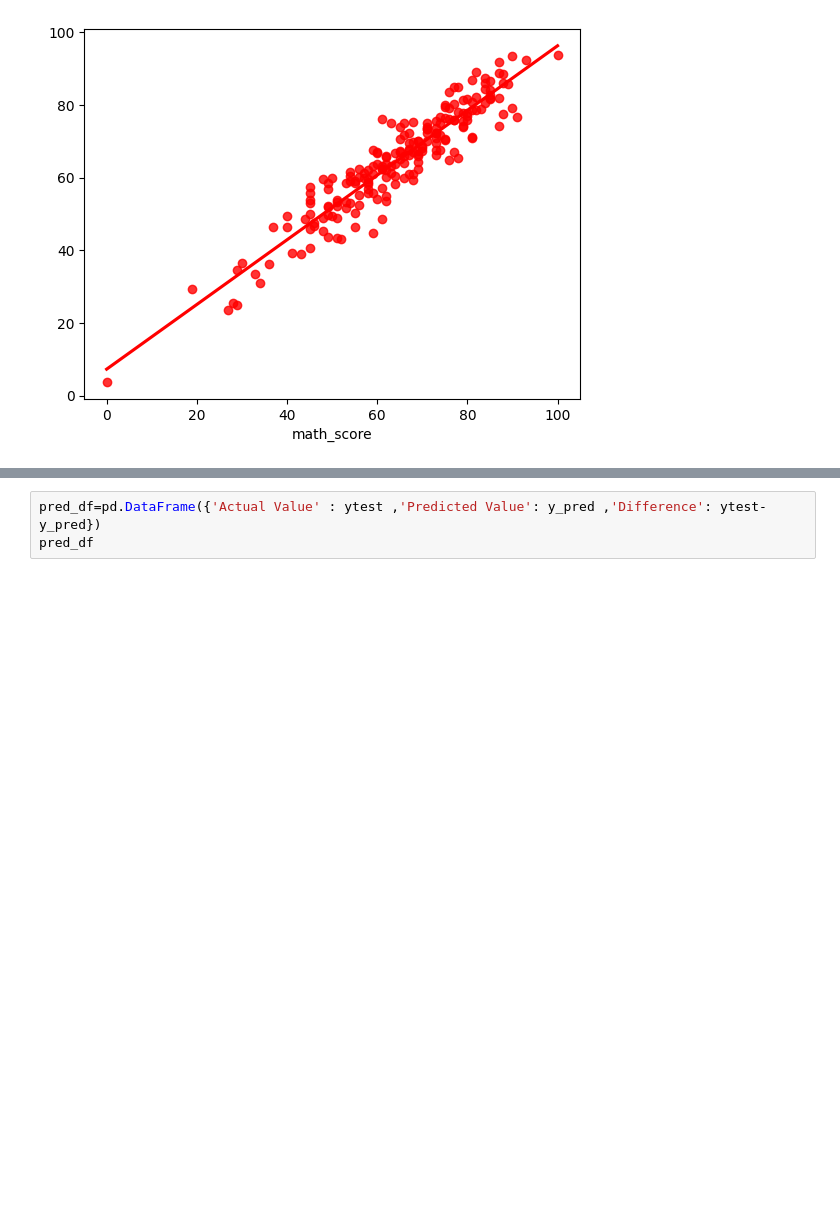
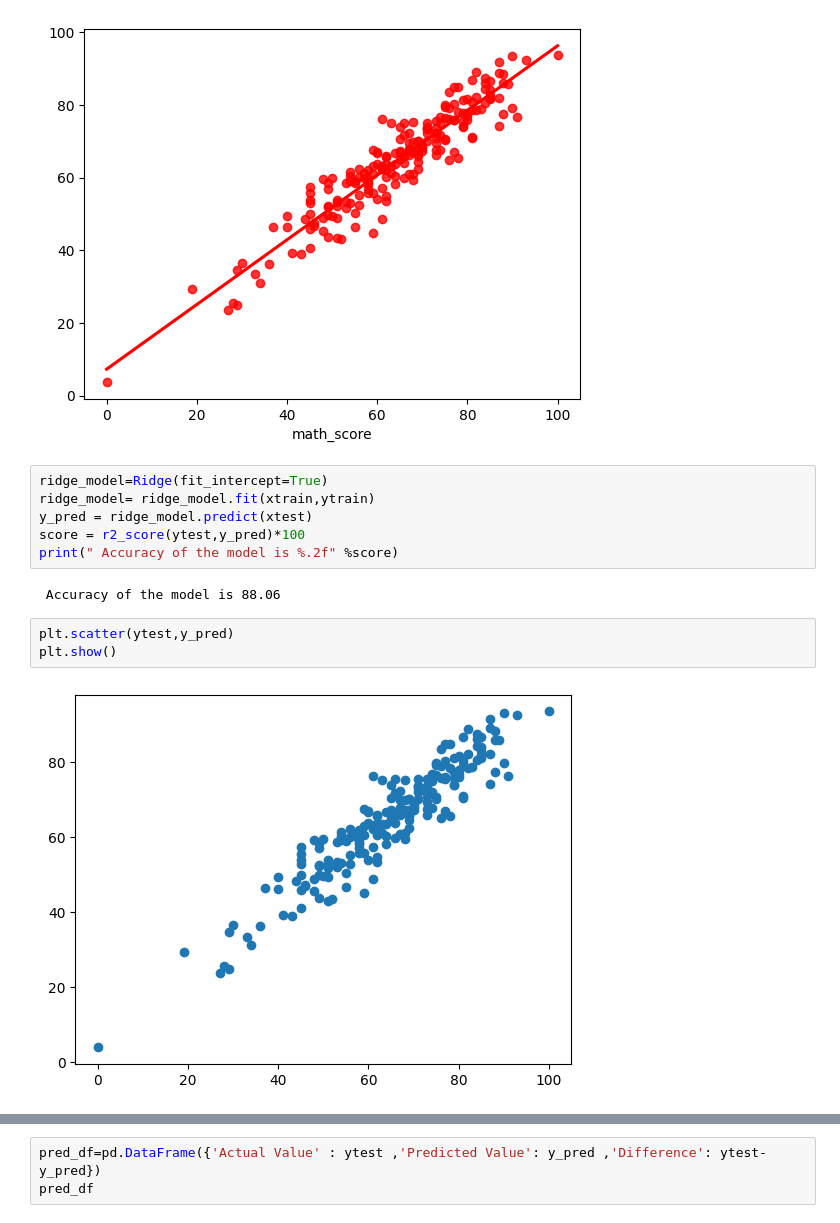
Before and after one commit to PrachiVedant/ML_Project, a Jupyter notebook: notebook/MODEL TRAINING.ipynb, the cells around one changed output, grey strips where cells are left out. Saved outputs shown, nothing was run; the diff lists cells and outputs as text; blank space fills up the shorter version.

Commit message:
model performance and training

```diff
--- a/notebook/MODEL TRAINING.ipynb
+++ b/notebook/MODEL TRAINING.ipynb
@@ -160,3 +160,16 @@ sns.regplot(x=ytest,y=y_pred,ci=None,color ='red')
 # %% [output]
 <Axes: xlabel='math_score'>
 [figure]
+# %%
+ridge_model=Ridge(fit_intercept=True)
+ridge_model= ridge_model.fit(xtrain,ytrain)
+y_pred = ridge_model.predict(xtest)
+score = r2_score(ytest,y_pred)*100
+print(" Accuracy of the model is %.2f" %score)
+# %% [output]
+ Accuracy of the model is 88.06
+# %%
+plt.scatter(ytest,y_pred)
+plt.show()
+# %% [output]
+[figure, added]
```
Also changed, not shown: parts of 1 cell of this notebook.
